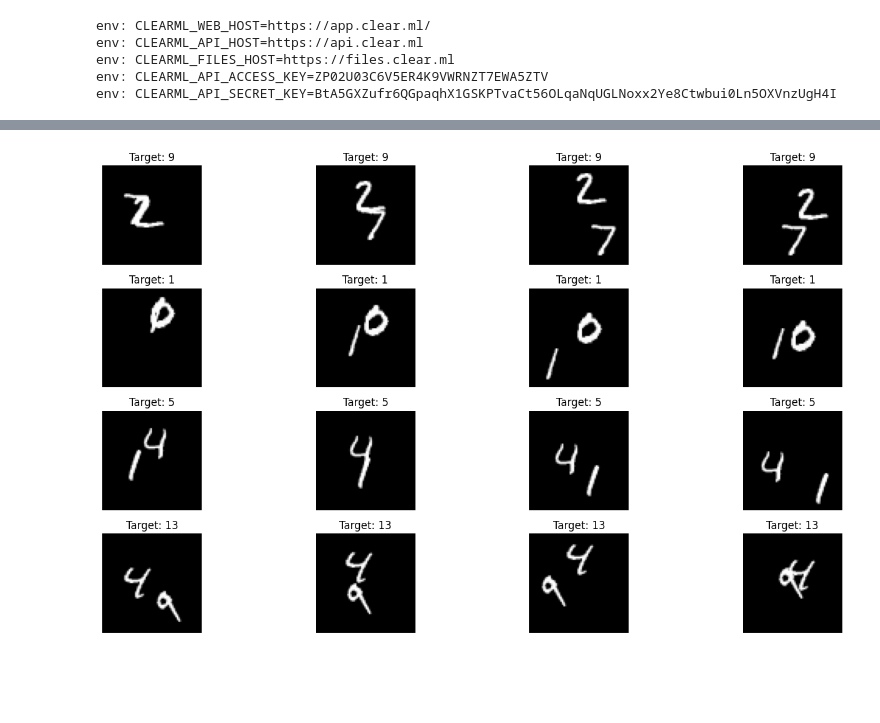
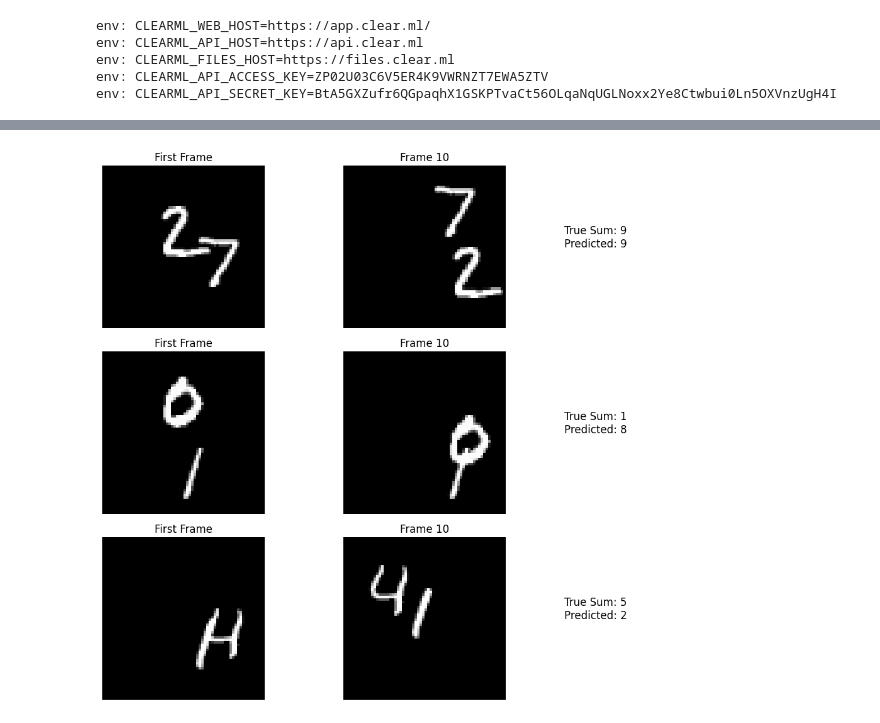
Before and after one commit to Mechanics-Mechatronics-and-Robotics/CV-2025, a Jupyter notebook: Week_11/MovingMNIST.ipynb, the cells around one changed output, grey strips where cells are left out. Saved outputs shown, nothing was run; the diff lists cells and outputs as text; code cells hidden in the pictures; blank space fills up the shorter version.

```diff
--- a/Week_11/MovingMNIST.ipynb
+++ b/Week_11/MovingMNIST.ipynb
@@ -25,9 +65,9 @@ env: CLEARML_API_SECRET_KEY=BtA5GXZufr6QGpaqhX1GSKPTvaCt56OLqaNqUGLNoxx2Ye8Ctwbu
 # %%
 class MovingMNIST(Dataset):
-    def __init__(self, num_frames=20, img_size=64, train=True):
+    def __init__(self, train=True, img_size=64, num_frames=20):
         self.mnist = MNIST(root='./data', train=train, download=True, transform=ToTensor())
+        self.img_size = img_size
         self.num_frames = num_frames
-        self.img_size = img_size
 
     def __len__(self):
         return len(self.mnist) // 2
@@ -229,0 +315,5 @@ torch.Size([32, 19])
+# %%
+best_path = checkpoint_callback.best_model_path
+best_score = checkpoint_callback.best_model_score
+rank_zero_info(f"Best model: {best_path}")
+rank_zero_info(f"Best val_loss: {best_score:.4f}")
@@ -229,0 +323,15 @@ torch.Size([32, 19])
+# %%
+if best_path:
+    rank_zero_info(f"Best model saved at: {best_path}")
+    rank_zero_info(f"Best validation loss: {best_score:.4f}")
+
+    # Robust epoch extraction
+    match = re.search(r'epoch=(\d+)', best_path)
+    epoch = int(match.group(1)) if match else "unknown"
+    print(f"Best model epoch: {epoch}")
+
+    # Load and test
+    model = VideoClassifier.load_from_checkpoint(best_path)
+    trainer.test(model, test_loader)
+else:
+    print("No checkpoint saved - validation may not have run properly")
@@ -230,6 +348,9 @@ torch.Size([32, 19])
 # %%
 # Visualize a test batch
 test_batch = next(iter(test_loader))
-visualize_batch(test_batch)
+# visualize_batch(test_batch)
-# %% [output]
-[figure, removed]
+# %%
+# Visualize with test batch
+visualize_predictions(test_batch, model)
+# %% [output]
+[figure, added]
```
Also changed, not shown: parts of 11 cells of this notebook.
